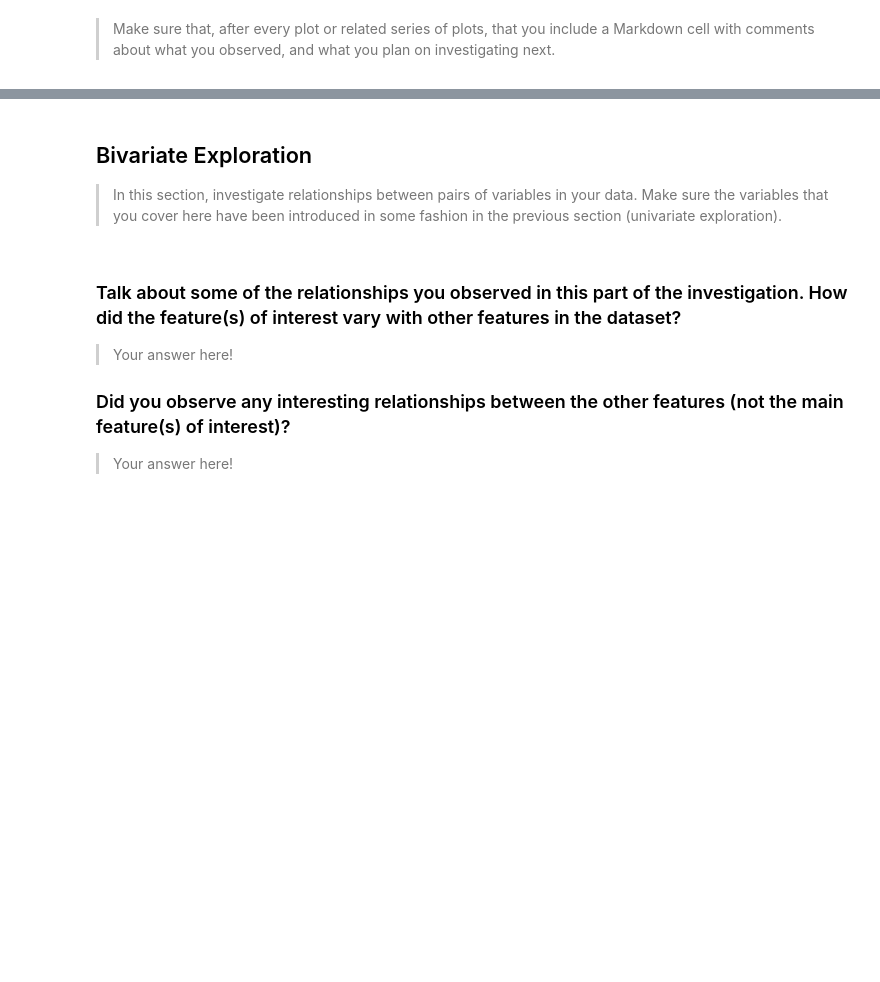
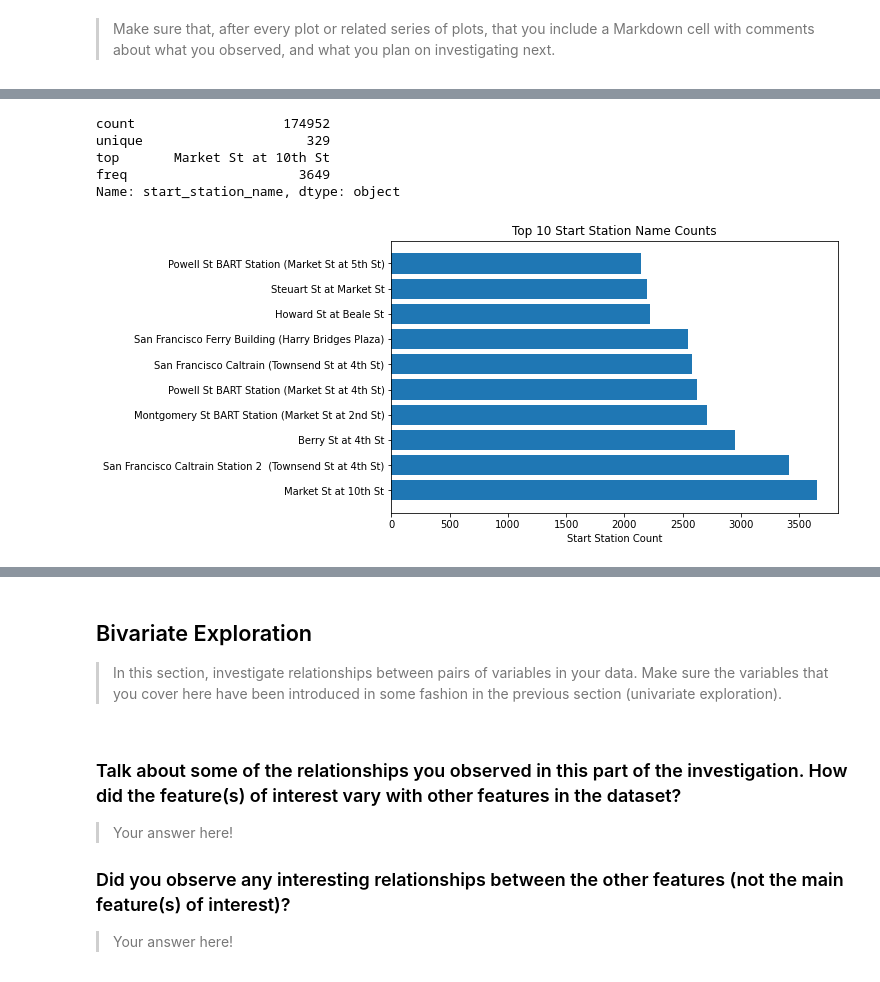
Before and after one commit to AshrafSamir/201902-Fordgobike-Trip-Data-Exploration, a Jupyter notebook: exploration_template.ipynb, the cells around one changed output, grey strips where cells are left out. Saved outputs shown, nothing was run; the diff lists cells and outputs as text; code cells hidden in the pictures; blank space fills up the shorter version.

```diff
--- a/exploration_template.ipynb
+++ b/exploration_template.ipynb
@@ -233,0 +290,24 @@ you plan on investigating next.
+# %%
+fordgobike['start_station_name'].describe()
+# %% [output]
+count                   174952
+unique                     329
+top       Market St at 10th St
+freq                      3649
+Name: start_station_name, dtype: object
+# %%
+# plotting start_station_name on a standard scale
+new_df = fordgobike['start_station_name'].value_counts()
+plt.figure(figsize=[8, 5])
+plt.barh(new_df.head(10).index, new_df.head(10).values)
+plt.xlabel('Start Station Count')
+plt.title('Top 10 Start Station Name Counts')
+
+#for i in range (10):
+#    count = new_df[i]
+#    pct_string = '{:0.1f}%'.format(100*count/new_df.head(10).sum())
+#    plt.text(count+1, i, pct_string, va='center')
+
+plt.show()
+# %% [output]
+[figure, added]
```
Also changed, not shown: parts of 19 cells of this notebook.
